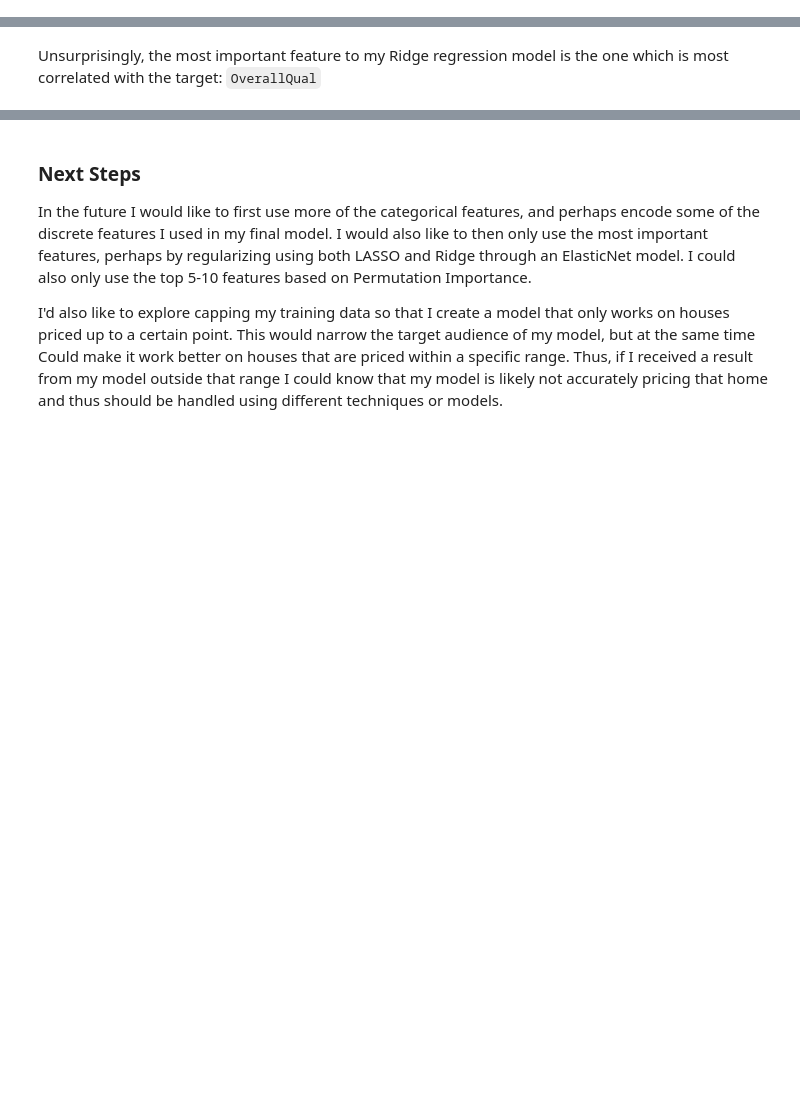
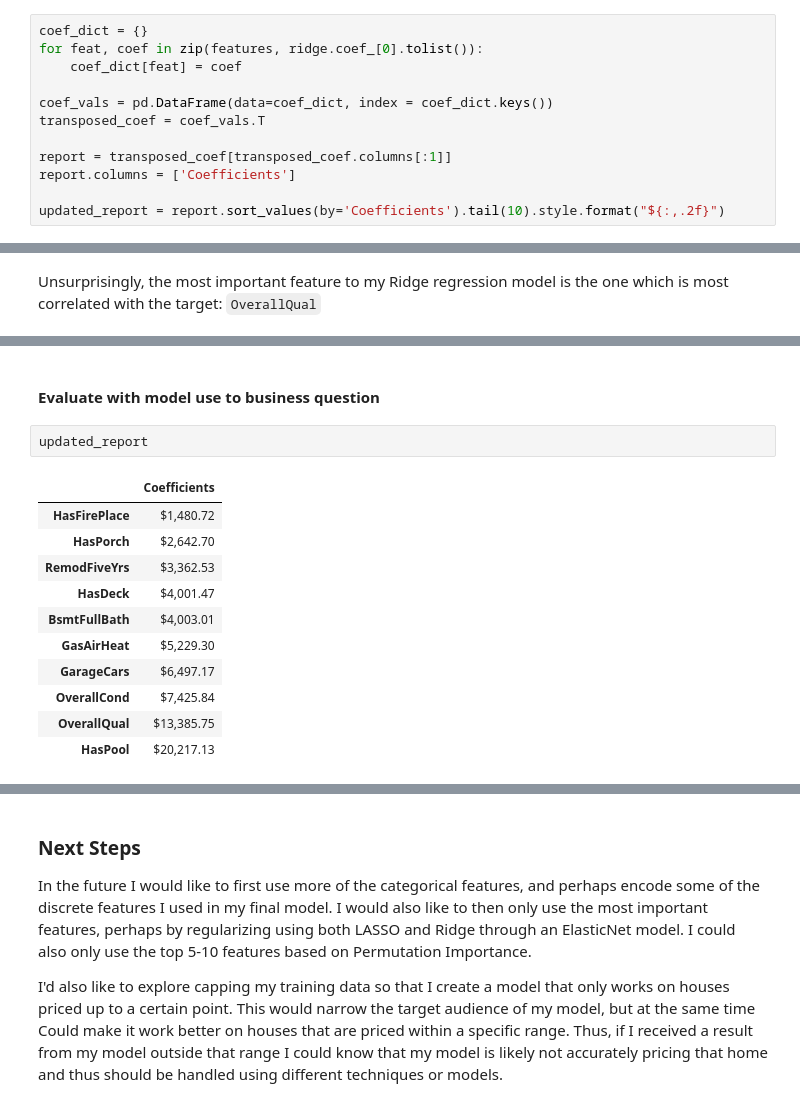
Before and after one commit to AnnikaNoren/dsc-postgrad_House-Price-Prediction, a Jupyter notebook: EDA-Modeling-Evaluation.ipynb, the cells around one changed output, grey strips where cells are left out. Saved outputs shown, nothing was run; the diff lists cells and outputs as text; blank space fills up the shorter version.

```diff
--- a/EDA-Modeling-Evaluation.ipynb
+++ b/EDA-Modeling-Evaluation.ipynb
@@ -266,0 +247,12 @@ print(f"Testing MAE: {mean_absolute_error(y_test, ridge_y_pred_test)}")
+# %%
+coef_dict = {}
+for feat, coef in zip(features, ridge.coef_[0].tolist()):
+    coef_dict[feat] = coef
+
+coef_vals = pd.DataFrame(data=coef_dict, index = coef_dict.keys())
+transposed_coef = coef_vals.T
+
+report = transposed_coef[transposed_coef.columns[:1]]
+report.columns = ['Coefficients']
+
+updated_report = report.sort_values(by='Coefficients').tail(10).style.format("${:,.2f}")
@@ -276,0 +325,16 @@ Unsurprisingly, the most important feature to my Ridge regression model is the o
+# %% [markdown]
+#### Evaluate with model use to business question
+# %%
+updated_report
+# %% [output]
+|  | Coefficients |
+| HasFirePlace | $1,480.72 |
+| HasPorch | $2,642.70 |
+| RemodFiveYrs | $3,362.53 |
+| HasDeck | $4,001.47 |
+| BsmtFullBath | $4,003.01 |
+| GasAirHeat | $5,229.30 |
+| GarageCars | $6,497.17 |
+| OverallCond | $7,425.84 |
+| OverallQual | $13,385.75 |
+| HasPool | $20,217.13 |
```
Also changed, not shown: parts of 52 cells of this notebook, 8 other files.
